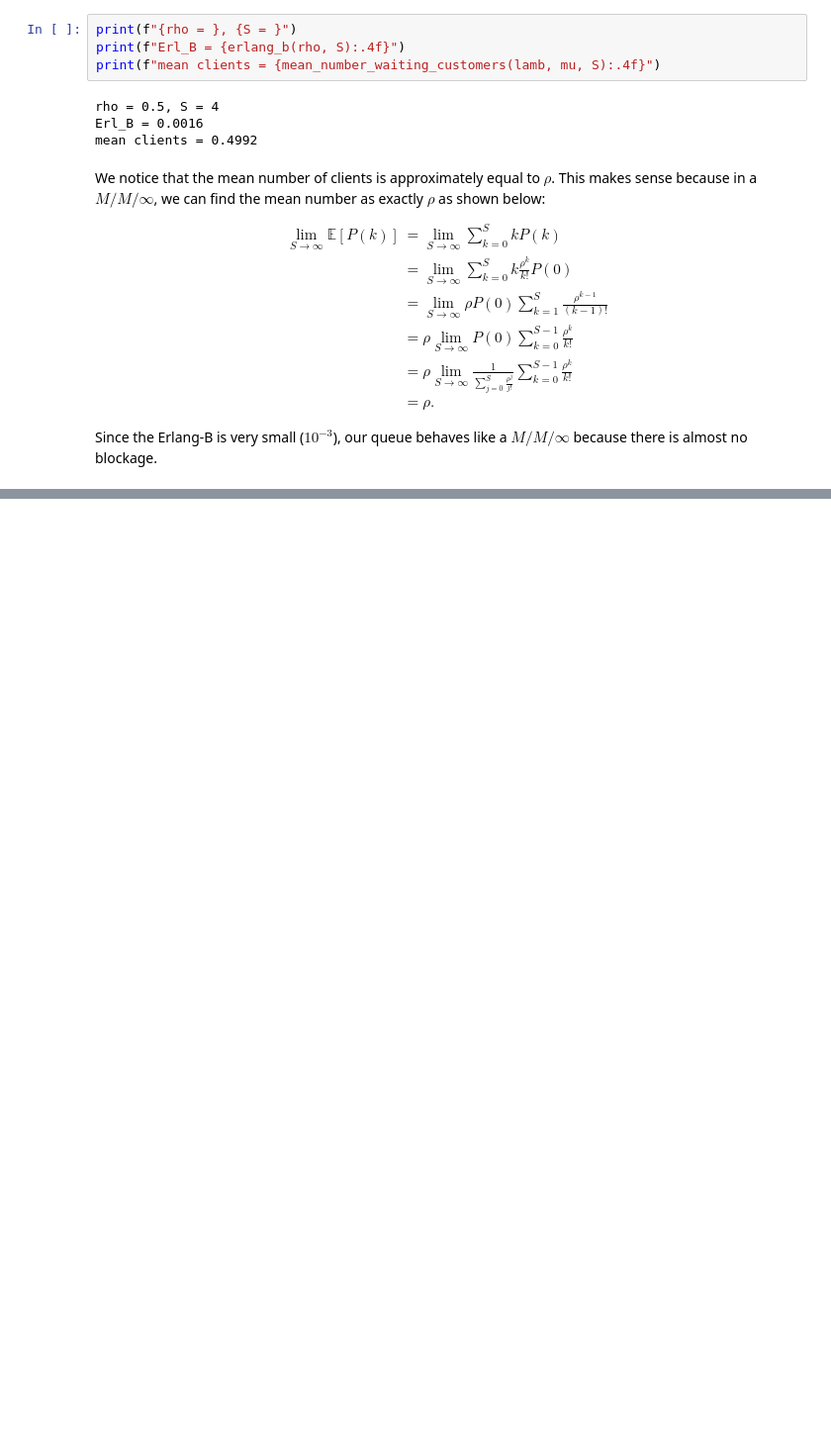
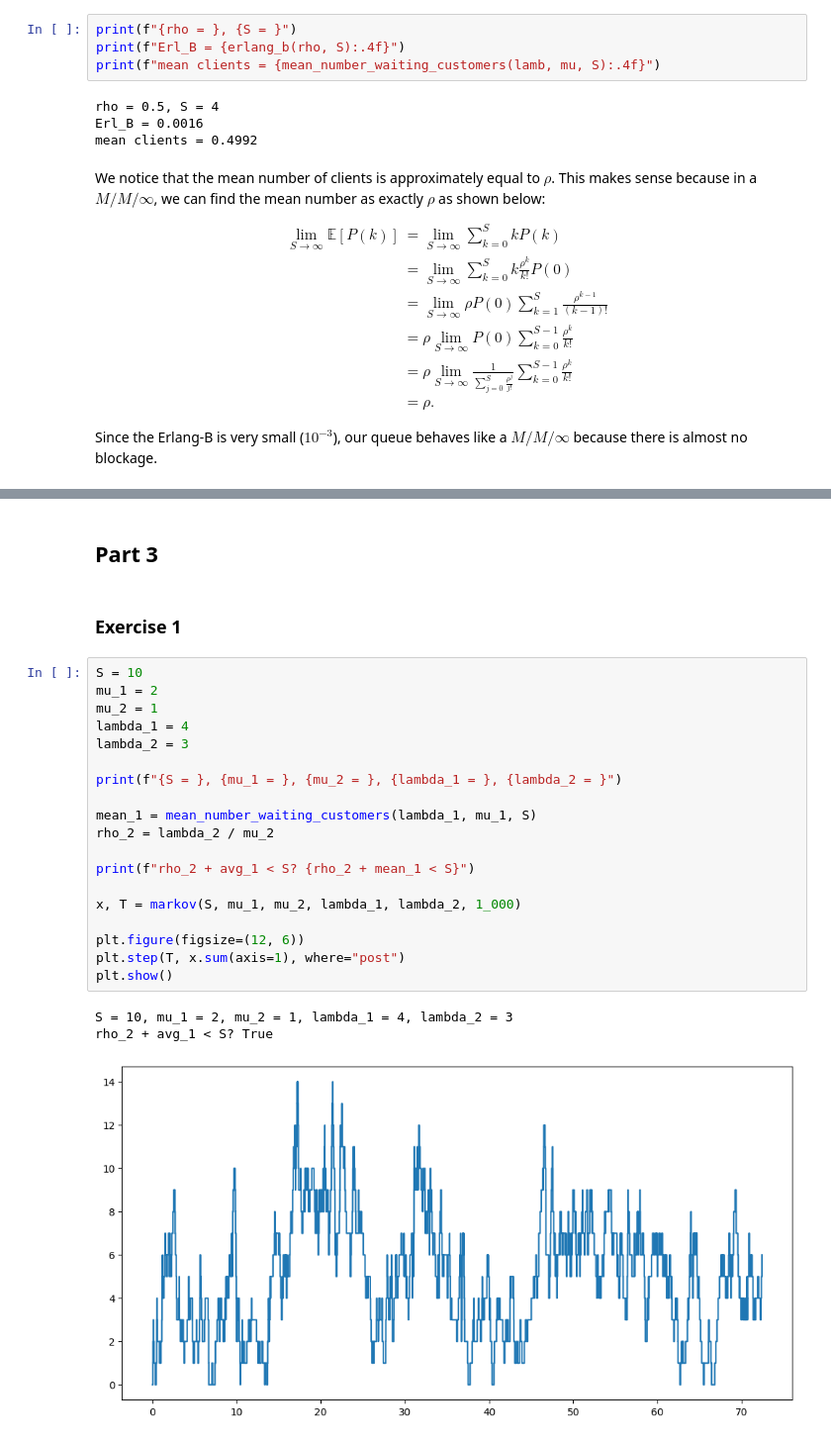
Before and after one commit to Vinschers/queueing-theory, a Jupyter notebook: Project2_DUTRA_VICENTIN.ipynb, the cells around one changed output, grey strips where cells are left out. Shown at 99% size. Drawn from its saved outputs; the diff is of its cells as text; blank space fills up the shorter version.

Commit message:
Add parts 1-3 of project 2

```diff
--- a/Project2_DUTRA_VICENTIN.ipynb
+++ b/Project2_DUTRA_VICENTIN.ipynb
@@ -91,0 +237,27 @@ Since the Erlang-B is very small ($10^{-3}$), our queue behaves like a $M / M /
+# %% [markdown]
+## Part 3
+# %% [markdown]
+### Exercise 1
+# %%
+S = 10
+mu_1 = 2
+mu_2 = 1
+lambda_1 = 4
+lambda_2 = 3
+
+print(f"{S = }, {mu_1 = }, {mu_2 = }, {lambda_1 = }, {lambda_2 = }")
+
+mean_1 = mean_number_waiting_customers(lambda_1, mu_1, S)
+rho_2 = lambda_2 / mu_2
+
+print(f"rho_2 + avg_1 < S? {rho_2 + mean_1 < S}")
+
+x, T = markov(S, mu_1, mu_2, lambda_1, lambda_2, 1_000)
+
+plt.figure(figsize=(12, 6))
+plt.step(T, x.sum(axis=1), where="post")
+plt.show()
+# %% [output]
+S = 10, mu_1 = 2, mu_2 = 1, lambda_1 = 4, lambda_2 = 3
+rho_2 + avg_1 < S? True
+[figure, added]
```
Also changed, not shown: parts of 17 cells of this notebook, 1 other file.
